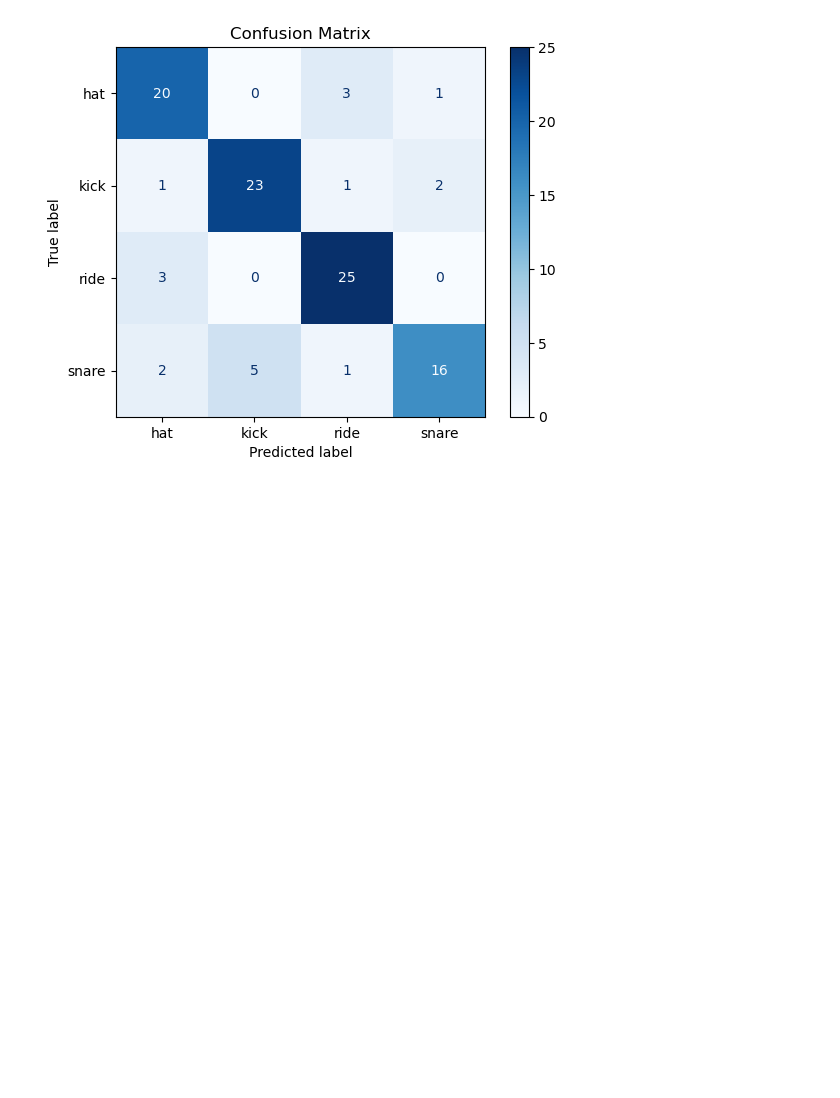
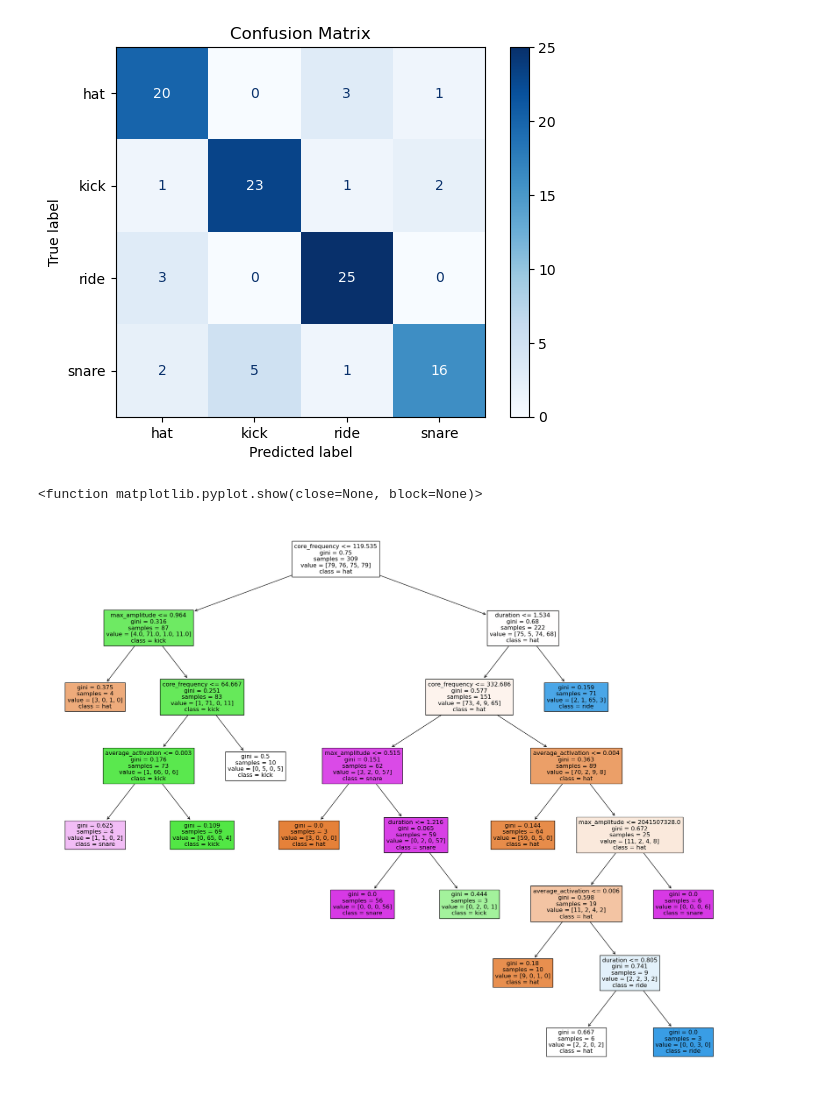
Before and after one commit to dsci445-csu/project-6, a Jupyter notebook: Tree_model.ipynb, the cells around one changed output. Cells and saved outputs as stored; diff of their text form; code cells hidden in the pictures; blank space fills up the shorter version.

```diff
--- a/Tree_model.ipynb
+++ b/Tree_model.ipynb
@@ -12,5 +13,5 @@ from sklearn.tree import export_text
 # %%
-drums = pd.read_csv('/Users/cody/Documents/Fall 2024 Classes Current/DSCI 445 Statistical Machine Learning/sample_features_balanced.csv')
+drums = pd.read_csv('sample_features_balanced.csv')
 # %% [markdown]
 ## Initial Model
 
@@ -119,3 +120,15 @@ plt.title("Confusion Matrix")
 plt.show()
 # %% [output]
 [figure]
+# %%
+feature_names = drums.loc[:, drums.columns != 'label'].columns.tolist()
+class_names = drums['label'].unique().tolist()
+fig = plt.figure(figsize=(25,20))
+plot_tree(tree_spec,
+                   feature_names=feature_names,
+                   class_names=class_names,
+                   filled=True)
+plt.show
+# %% [output]
+<function matplotlib.pyplot.show(close=None, block=None)>
+[figure, added]
```
Also changed, not shown: parts of 1 cell of this notebook.
